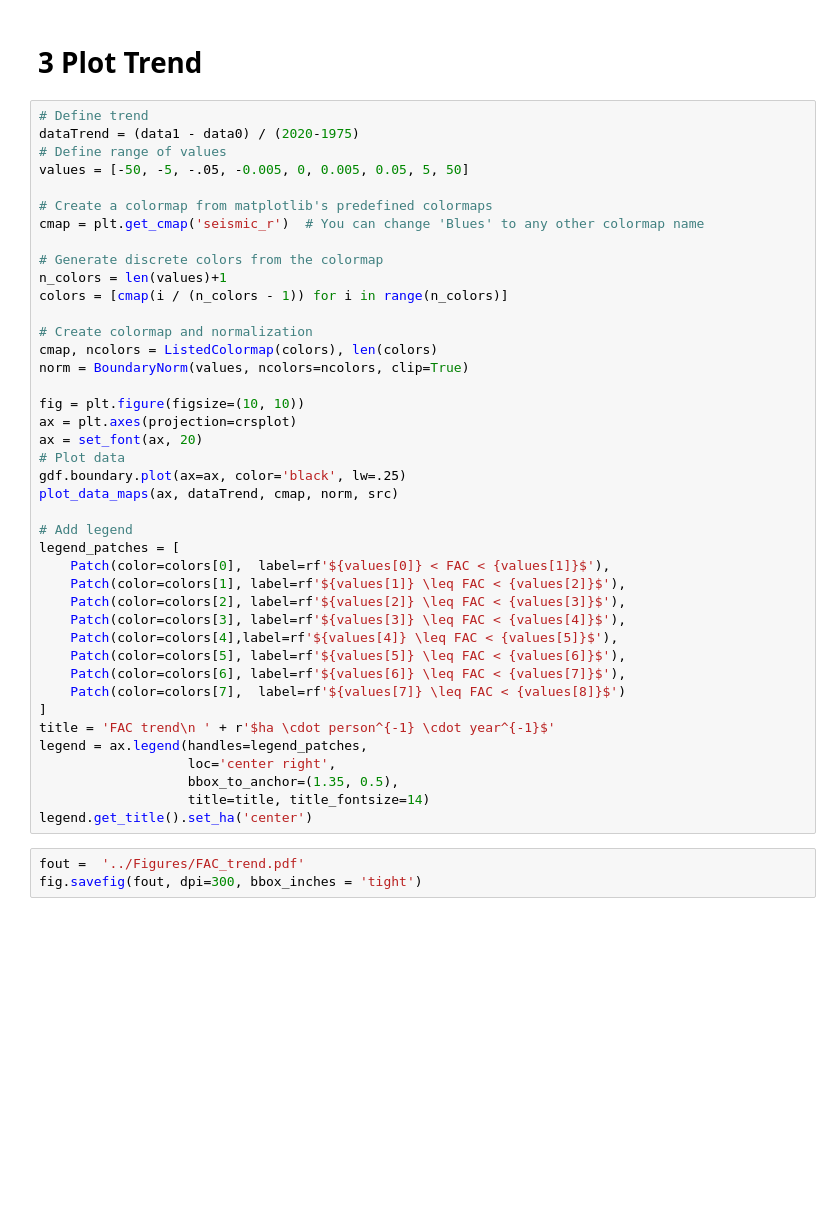
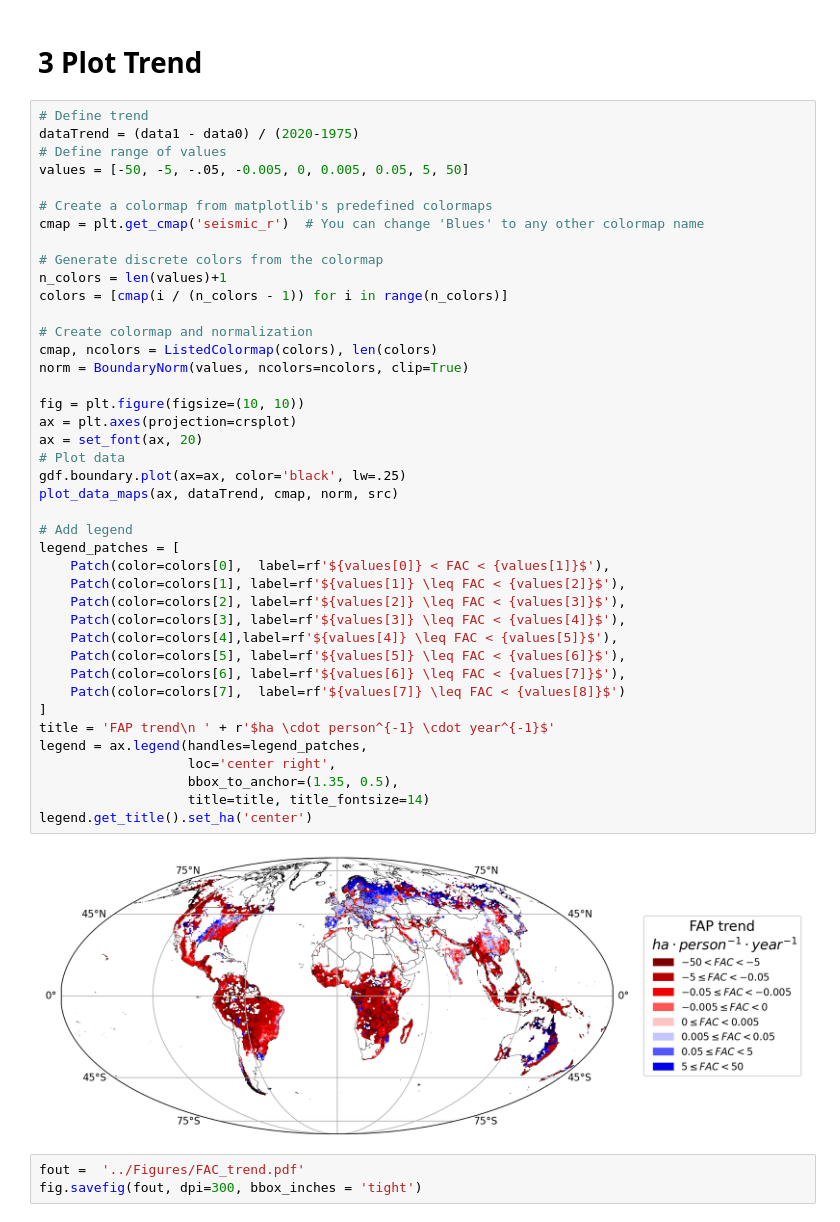
Before and after one commit to emanuelemassaro/Forest_Human_Nexus, a Jupyter notebook: Notebooks/Figure1_Maps_FAC.ipynb, the cells around one changed output. Drawn from its saved outputs; the diff is of its cells as text; blank space fills up the shorter version.

```diff
--- a/Notebooks/Figure1_Maps_FAC.ipynb
+++ b/Notebooks/Figure1_Maps_FAC.ipynb
@@ -124,34 +130,36 @@ cmap = plt.get_cmap('seismic_r')  # You can change 'Blues' to any other colormap
 n_colors = len(values)+1
 colors = [cmap(i / (n_colors - 1)) for i in range(n_colors)]
 
 # Create colormap and normalization
 cmap, ncolors = ListedColormap(colors), len(colors)
 norm = BoundaryNorm(values, ncolors=ncolors, clip=True)
 
 fig = plt.figure(figsize=(10, 10))
 ax = plt.axes(projection=crsplot)
 ax = set_font(ax, 20)
 # Plot data
 gdf.boundary.plot(ax=ax, color='black', lw=.25)
 plot_data_maps(ax, dataTrend, cmap, norm, src)
 
 # Add legend
 legend_patches = [
     Patch(color=colors[0],  label=rf'${values[0]} < FAC < {values[1]}$'),
     Patch(color=colors[1], label=rf'${values[1]} \leq FAC < {values[2]}$'),
     Patch(color=colors[2], label=rf'${values[2]} \leq FAC < {values[3]}$'),
     Patch(color=colors[3], label=rf'${values[3]} \leq FAC < {values[4]}$'),
     Patch(color=colors[4],label=rf'${values[4]} \leq FAC < {values[5]}$'),
     Patch(color=colors[5], label=rf'${values[5]} \leq FAC < {values[6]}$'),
     Patch(color=colors[6], label=rf'${values[6]} \leq FAC < {values[7]}$'),
     Patch(color=colors[7],  label=rf'${values[7]} \leq FAC < {values[8]}$')
 ]
-title = 'FAC trend\n ' + r'$ha \cdot person^{-1} \cdot year^{-1}$'
+title = 'FAP trend\n ' + r'$ha \cdot person^{-1} \cdot year^{-1}$'
 legend = ax.legend(handles=legend_patches,
                    loc='center right',
                    bbox_to_anchor=(1.35, 0.5),
                    title=title, title_fontsize=14)
 legend.get_title().set_ha('center')
+# %% [output]
+[figure, added]
 # %%
 fout =  '../Figures/FAC_trend.pdf'
 fig.savefig(fout, dpi=300, bbox_inches = 'tight')
```
Also changed, not shown: parts of 5 cells of this notebook, 3 other files.
